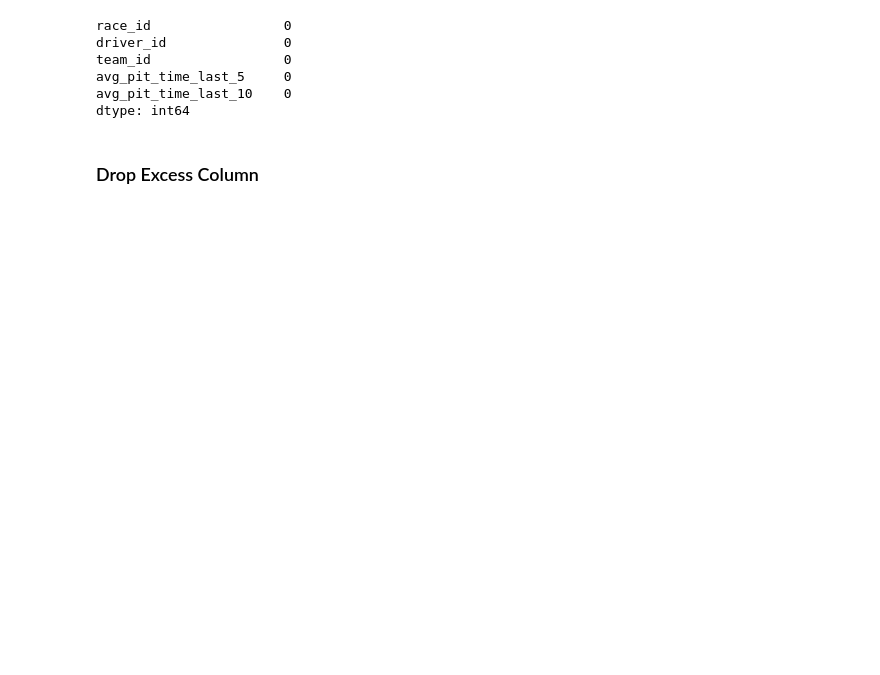
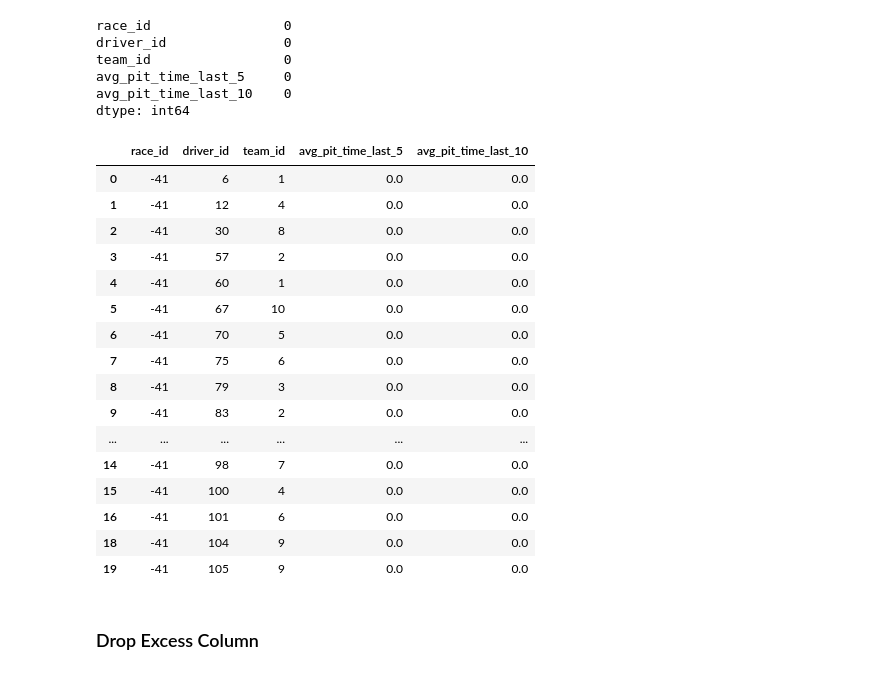
Before and after one commit to JackRWilson/Formula-1-Predictions-Project, a Jupyter notebook: notebooks/data_cleaning.ipynb, the cells around one changed output. Cells and saved outputs as stored; diff of their text form; code cells hidden in the pictures; blank space fills up the shorter version.

```diff
--- a/notebooks/data_cleaning.ipynb
+++ b/notebooks/data_cleaning.ipynb
@@ -1022,6 +1078,26 @@ team_id                 0
 avg_pit_time_last_5     0
 avg_pit_time_last_10    0
 dtype: int64
+# %%
+pit_stops_clean[pit_stops_clean['avg_pit_time_last_5'] == 0]
+# %% [output]
+|  | race_id | driver_id | team_id | avg_pit_time_last_5 | avg_pit_time_last_10 |
+| 0 | -41 | 6 | 1 | 0.0 | 0.0 |
+| 1 | -41 | 12 | 4 | 0.0 | 0.0 |
+| 2 | -41 | 30 | 8 | 0.0 | 0.0 |
+| 3 | -41 | 57 | 2 | 0.0 | 0.0 |
+| 4 | -41 | 60 | 1 | 0.0 | 0.0 |
+| 5 | -41 | 67 | 10 | 0.0 | 0.0 |
+| 6 | -41 | 70 | 5 | 0.0 | 0.0 |
+| 7 | -41 | 75 | 6 | 0.0 | 0.0 |
+| 8 | -41 | 79 | 3 | 0.0 | 0.0 |
+| 9 | -41 | 83 | 2 | 0.0 | 0.0 |
+| ... | ... | ... | ... | ... | ... |
+| 14 | -41 | 98 | 7 | 0.0 | 0.0 |
+| 15 | -41 | 100 | 4 | 0.0 | 0.0 |
+| 16 | -41 | 101 | 6 | 0.0 | 0.0 |
+| 18 | -41 | 104 | 9 | 0.0 | 0.0 |
+| 19 | -41 | 105 | 9 | 0.0 | 0.0 |
 # %% [markdown]
 ### Drop Excess Column
 # %%
```
Also changed, not shown: parts of 25 cells of this notebook, 5 other files.
